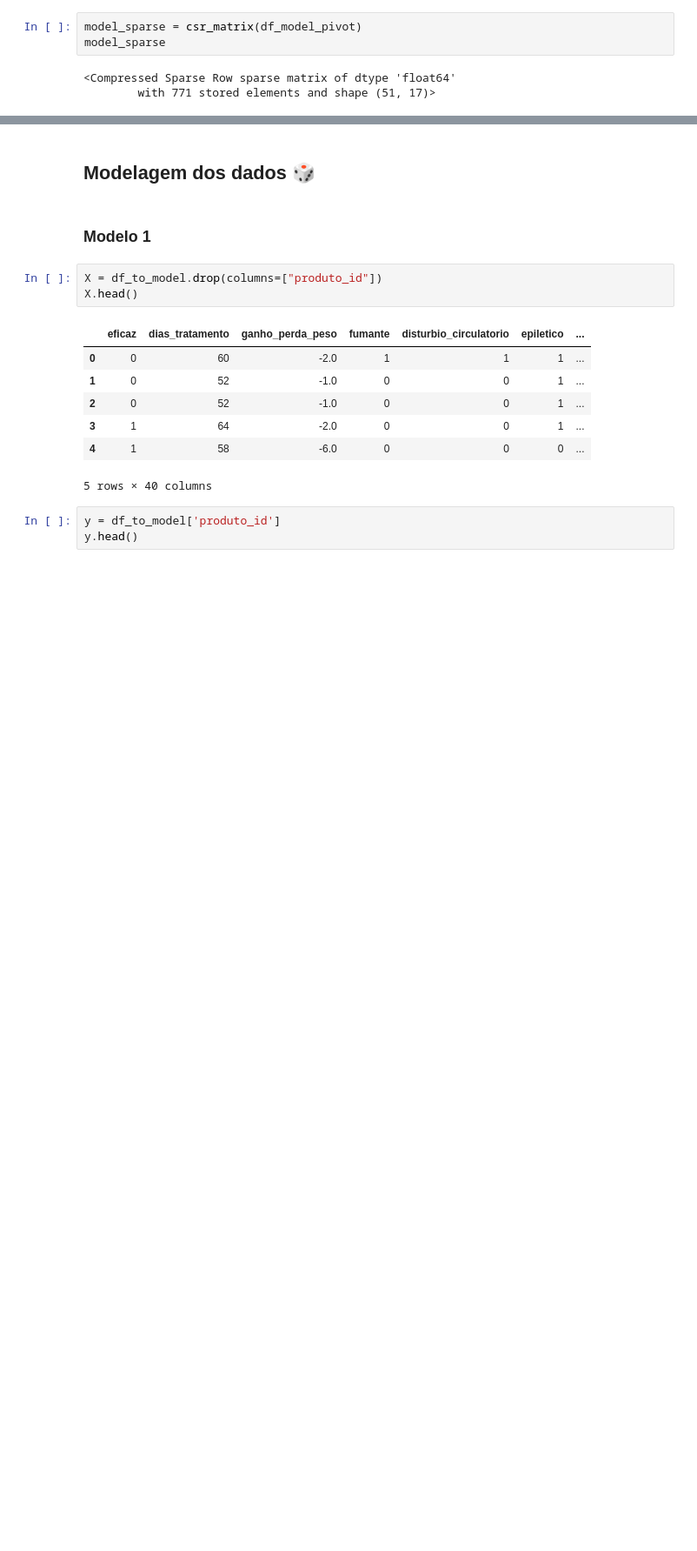
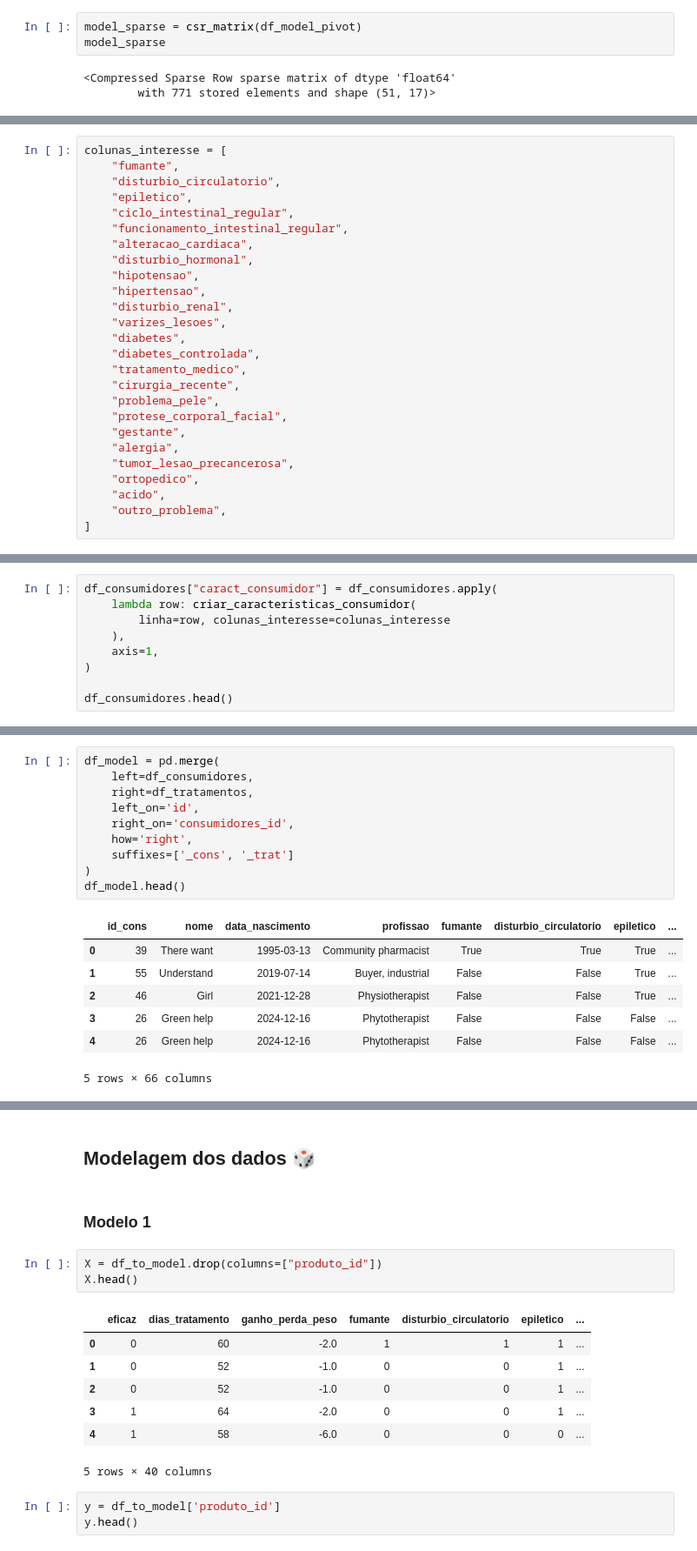
Before and after one commit to WellingtonFidelis/sppc-pa-pos, a Jupyter notebook: djangoapp/auxiliar/nb_prev_prod_cosm.ipynb, the cells around one changed output, grey strips where cells are left out. Shown at 87% size. Cells and saved outputs as stored; diff of their text form; blank space fills up the shorter version.

```diff
--- a/djangoapp/auxiliar/nb_prev_prod_cosm.ipynb
+++ b/djangoapp/auxiliar/nb_prev_prod_cosm.ipynb
@@ -788,0 +870,26 @@ model_sparse
+# %%
+colunas_interesse = [
+    "fumante",
+    "disturbio_circulatorio",
+    "epiletico",
+    "ciclo_intestinal_regular",
+    "funcionamento_intestinal_regular",
+    "alteracao_cardiaca",
+    "disturbio_hormonal",
+    "hipotensao",
+    "hipertensao",
+    "disturbio_renal",
+    "varizes_lesoes",
+    "diabetes",
+    "diabetes_controlada",
+    "tratamento_medico",
+    "cirurgia_recente",
+    "problema_pele",
+    "protese_corporal_facial",
+    "gestante",
+    "alergia",
+    "tumor_lesao_precancerosa",
+    "ortopedico",
+    "acido",
+    "outro_problema",
+]
@@ -788,0 +898,9 @@ model_sparse
+# %%
+df_consumidores["caract_consumidor"] = df_consumidores.apply(
+    lambda row: criar_caracteristicas_consumidor(
+        linha=row, colunas_interesse=colunas_interesse
+    ),
+    axis=1,
+)
+
+df_consumidores.head()
@@ -788,0 +915,18 @@ model_sparse
+# %%
+df_model = pd.merge(
+    left=df_consumidores,
+    right=df_tratamentos,
+    left_on='id',
+    right_on='consumidores_id',
+    how='right',
+    suffixes=['_cons', '_trat']
+)
+df_model.head()
+# %% [output]
+|  | id_cons | nome | data_nascimento | profissao | fumante | disturbio_circulatorio | epiletico | ... |
+| 0 | 39 | There want | 1995-03-13 | Community pharmacist | True | True | True | ... |
+| 1 | 55 | Understand | 2019-07-14 | Buyer, industrial | False | False | True | ... |
+| 2 | 46 | Girl | 2021-12-28 | Physiotherapist | False | False | True | ... |
+| 3 | 26 | Green help | 2024-12-16 | Phytotherapist | False | False | False | ... |
+| 4 | 26 | Green help | 2024-12-16 | Phytotherapist | False | False | False | ... |
+5 rows × 66 columns
```
Also changed, not shown: parts of 31 cells of this notebook, 1 other file.
